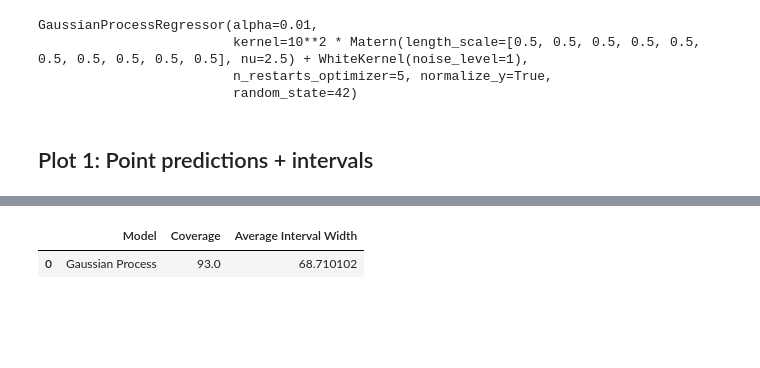
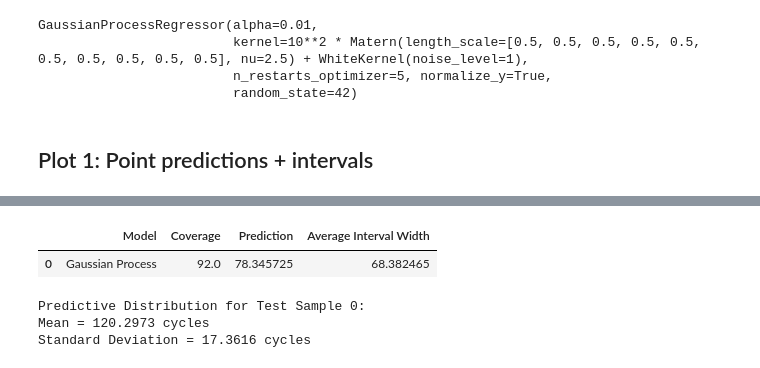
Before and after one commit to isha-m63/03_Remaining_Useful_Life_Prediction, a Jupyter notebook: notebooks/pca/04_gp_results.ipynb, the cells around one changed output, grey strips where cells are left out. Saved outputs shown, nothing was run; the diff lists cells and outputs as text; code cells hidden in the pictures; blank space fills up the shorter version.

```diff
--- a/notebooks/pca/04_gp_results.ipynb
+++ b/notebooks/pca/04_gp_results.ipynb
@@ -38,26 +42,25 @@ y_train_gp = y_train.copy()
 X_test_gp = X_test.copy()
 y_test_gp = y_test.copy()
 
-'''
+
 #Downsampling method 1 - Discarded because it gives poor coverage, overconfident predictions and does not capture aleatoric uncertainty of sesnor data
 if len(X_train_gp) > 2500:
-    step = len(X_train_gp) // 2500
+    step = 5
     X_train_gp = X_train_gp.iloc[::step].reset_index(drop=True)
     y_train_gp = y_train_gp[::step]
 
 if len(X_test_gp) > 1000:
-    step = len(X_test_gp) // 1000
+    step = 5
     X_test_gp = X_test_gp.iloc[::step].reset_index(drop=True)
     y_test_gp = y_test_gp[::step]
+
 '''
-
-
 #Downsampling method 2 - Random sampling to reduce training size to 2500 samples
 X_train_gp = X_train.sample(n=2500, random_state=42)
 y_train_gp = y_train[X_train_gp.index]
 
 
-'''
+
 #Downsampling method 3 - Using landmark selection to reduce training size to 2500 samples
 from sklearn.cluster import KMeans
 
@@ -337,11 +306,27 @@ plt.show()
 # %%
 summary = pd.DataFrame({
     "Model": ["Gaussian Process"],
     "Coverage": [coverage],
+    'Prediction': np.mean(y_pred),
     "Average Interval Width": [avg_width]
 })
-
 display(summary)
 # %% [output]
-|  | Model | Coverage | Average Interval Width |
-| 0 | Gaussian Process | 93.0 | 68.710102 |
+|  | Model | Coverage | Prediction | Average Interval Width |
+| 0 | Gaussian Process | 92.0 | 78.345725 | 68.382465 |
+# %%
+# Generate predictions for the test set
+y_pred, y_std = gp_model.predict(X_test_gp, return_std=True)
+
+# Example: To get the exact Gaussian distribution parameters for the 1st sample in your test set:
+sample_index = 0
+mu_sample = y_pred[sample_index]
+sigma_sample = y_std[sample_index]
+
+print(f"Predictive Distribution for Test Sample {sample_index}:")
+print(f"Mean = {mu_sample:.4f} cycles")
+print(f"Standard Deviation = {sigma_sample:.4f} cycles")
+# %% [output]
+Predictive Distribution for Test Sample 0:
+Mean = 120.2973 cycles
+Standard Deviation = 17.3616 cycles
```
Also changed, not shown: parts of 13 cells of this notebook.
